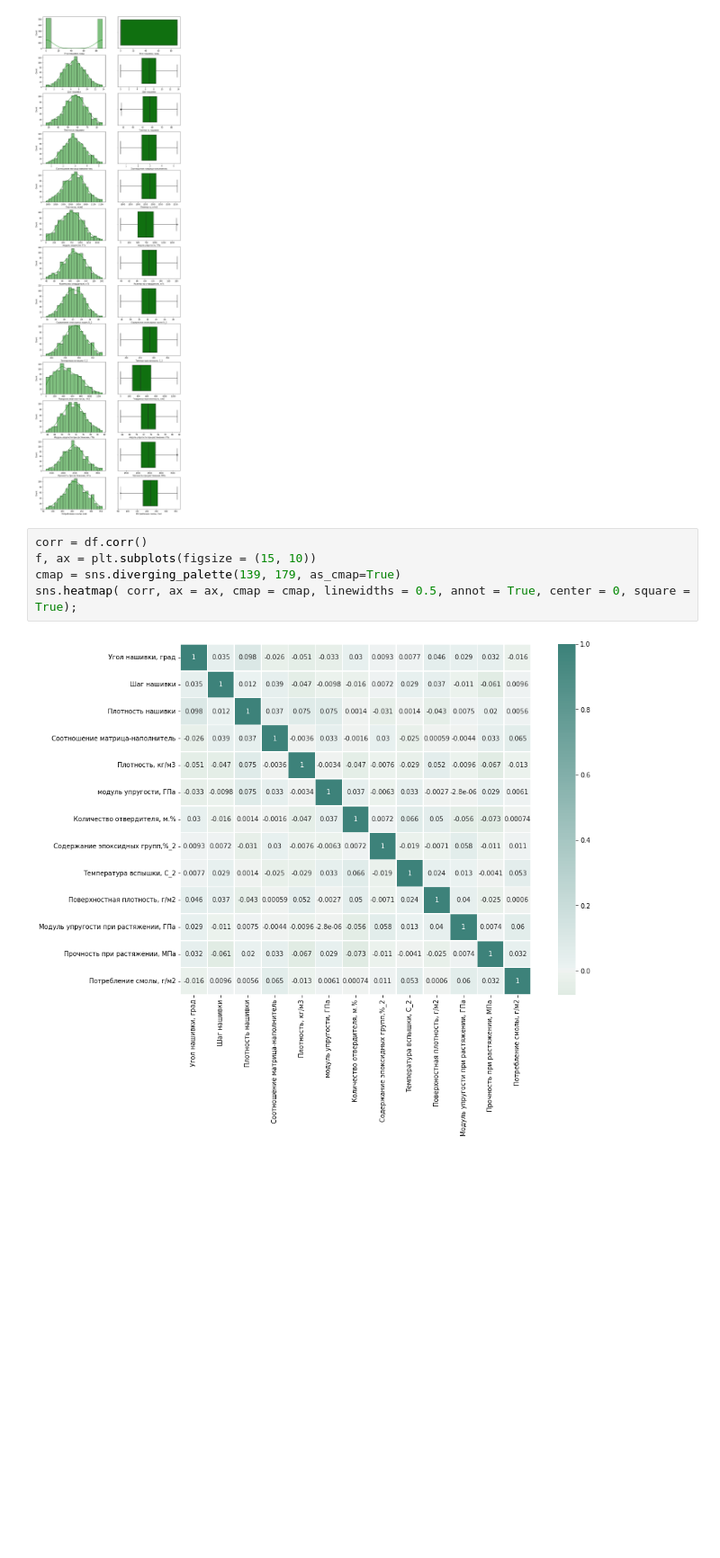
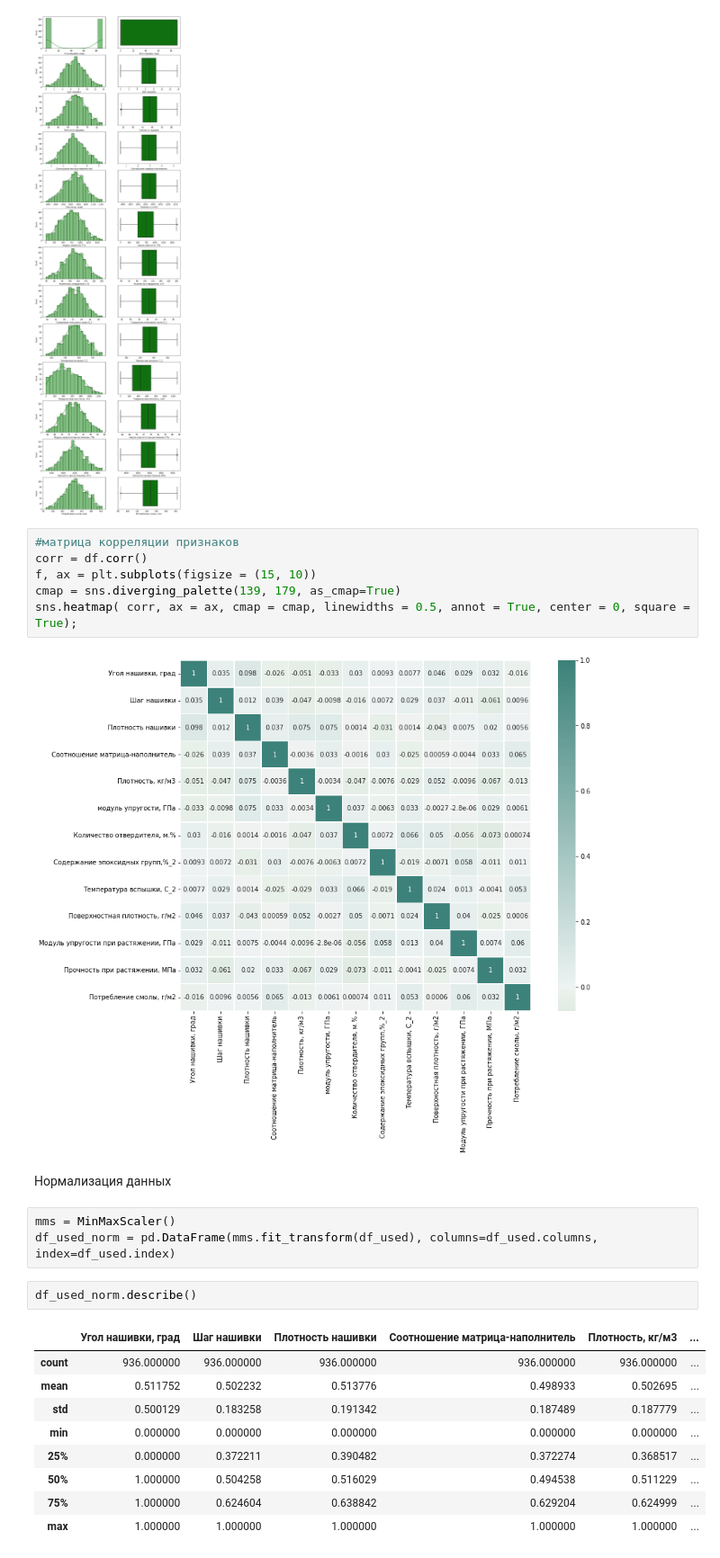
Before and after one commit to AlexeyMM84/VKR, a Jupyter notebook: VRKnew.ipynb, the cells around one changed output. Shown at 90% size. Cells and saved outputs as stored; diff of their text form; blank space fills up the shorter version.

```diff
--- a/VRKnew.ipynb
+++ b/VRKnew.ipynb
@@ -153,9 +153,27 @@ plt.show()
 # %% [output]
 [figure]
 # %%
+#матрица корреляции признаков
 corr = df.corr()
 f, ax = plt.subplots(figsize = (15, 10))
 cmap = sns.diverging_palette(139, 179, as_cmap=True)
 sns.heatmap( corr, ax = ax, cmap = cmap, linewidths = 0.5, annot = True, center = 0, square = True);
 # %% [output]
 [figure]
+# %% [markdown]
+ Нормализация данных
+# %%
+mms = MinMaxScaler()
+df_used_norm = pd.DataFrame(mms.fit_transform(df_used), columns=df_used.columns, index=df_used.index)
+# %%
+df_used_norm.describe()
+# %% [output]
+|  | Угол нашивки, град | Шаг нашивки | Плотность нашивки | Соотношение матрица-наполнитель | Плотность, кг/м3 | ... |
+| count | 936.000000 | 936.000000 | 936.000000 | 936.000000 | 936.000000 | ... |
+| mean | 0.511752 | 0.502232 | 0.513776 | 0.498933 | 0.502695 | ... |
+| std | 0.500129 | 0.183258 | 0.191342 | 0.187489 | 0.187779 | ... |
+| min | 0.000000 | 0.000000 | 0.000000 | 0.000000 | 0.000000 | ... |
+| 25% | 0.000000 | 0.372211 | 0.390482 | 0.372274 | 0.368517 | ... |
+| 50% | 1.000000 | 0.504258 | 0.516029 | 0.494538 | 0.511229 | ... |
+| 75% | 1.000000 | 0.624604 | 0.638842 | 0.629204 | 0.624999 | ... |
+| max | 1.000000 | 1.000000 | 1.000000 | 1.000000 | 1.000000 | ... |
```
